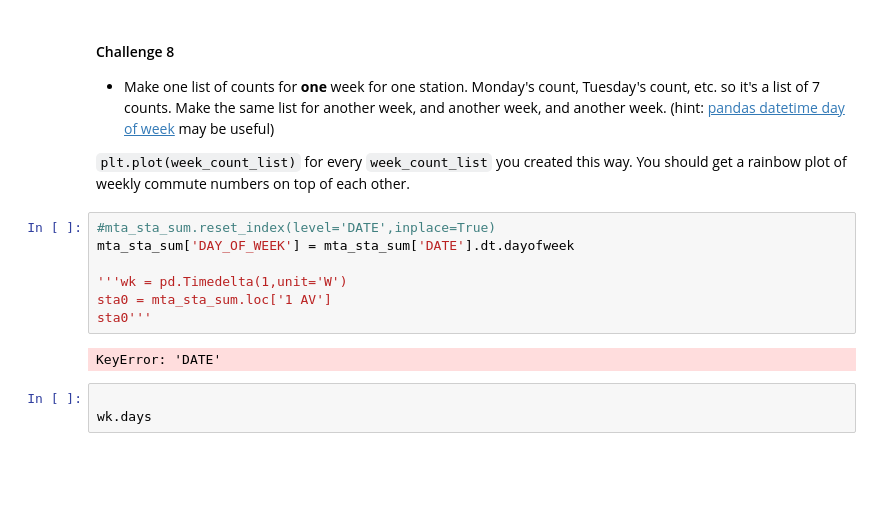
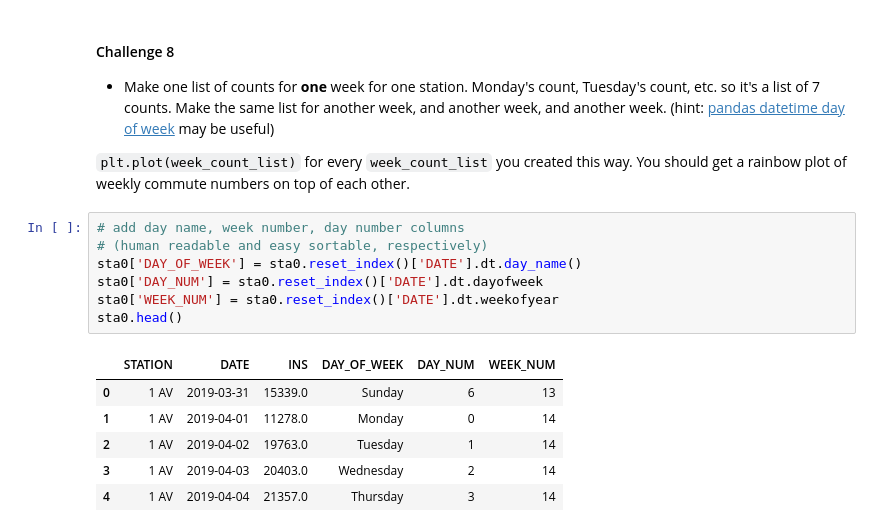
Before and after one commit to ekand/mtacular, a Jupyter notebook: notebooks/eric_challenge1.ipynb, the cells around one changed output. Saved outputs shown, nothing was run; the diff lists cells and outputs as text; blank space fills up the shorter version.

```diff
--- a/notebooks/eric_challenge1.ipynb
+++ b/notebooks/eric_challenge1.ipynb
@@ -299,15 +313,17 @@ week. (hint: [pandas datetime day of week](https://pandas.pydata.org/pandas-docs
 `plt.plot(week_count_list)` for every `week_count_list` you created
 this way. You should get a rainbow plot of weekly commute numbers on
 top of each other.
-# %%
-#mta_sta_sum.reset_index(level='DATE',inplace=True)
-mta_sta_sum['DAY_OF_WEEK'] = mta_sta_sum['DATE'].dt.dayofweek
-
-'''wk = pd.Timedelta(1,unit='W')
-sta0 = mta_sta_sum.loc['1 AV']
-sta0'''
-# %% [output]
-KeyError: 'DATE'
-# %%
-
-wk.days
+# %%
+# add day name, week number, day number columns
+# (human readable and easy sortable, respectively)
+sta0['DAY_OF_WEEK'] = sta0.reset_index()['DATE'].dt.day_name()
+sta0['DAY_NUM'] = sta0.reset_index()['DATE'].dt.dayofweek
+sta0['WEEK_NUM'] = sta0.reset_index()['DATE'].dt.weekofyear
+sta0.head()
+# %% [output]
+|  | STATION | DATE | INS | DAY_OF_WEEK | DAY_NUM | WEEK_NUM |
+| 0 | 1 AV | 2019-03-31 | 15339.0 | Sunday | 6 | 13 |
+| 1 | 1 AV | 2019-04-01 | 11278.0 | Monday | 0 | 14 |
+| 2 | 1 AV | 2019-04-02 | 19763.0 | Tuesday | 1 | 14 |
+| 3 | 1 AV | 2019-04-03 | 20403.0 | Wednesday | 2 | 14 |
+| 4 | 1 AV | 2019-04-04 | 21357.0 | Thursday | 3 | 14 |
```
Also changed, not shown: parts of 5 cells of this notebook, 2 other files.
